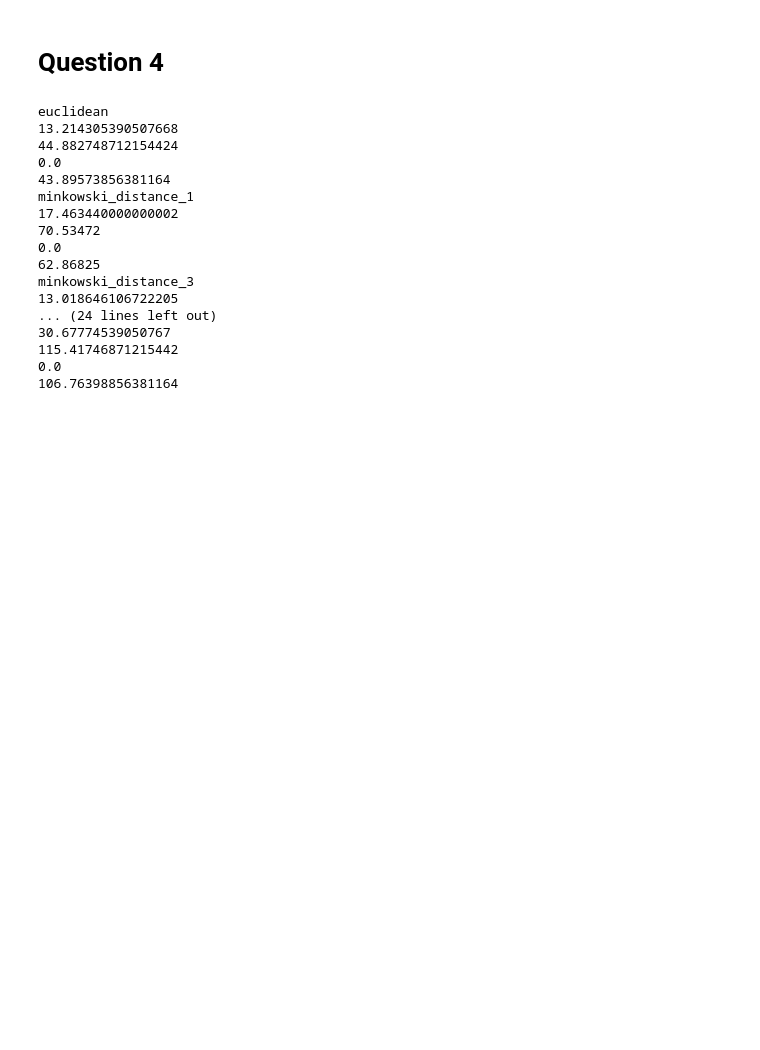
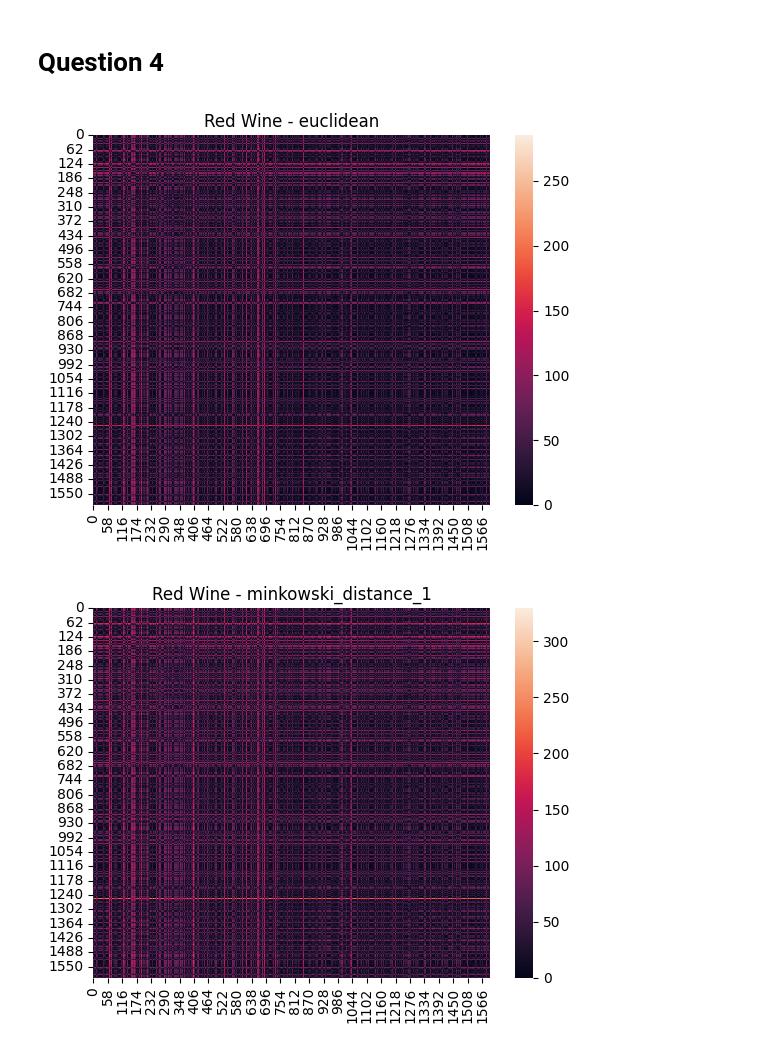
Before and after one commit to Swiftie97/CS653_HA2, a Jupyter notebook: CS653_HW2.ipynb, the cells around one changed output. Drawn from its saved outputs; the diff is of its cells as text; code cells hidden in the pictures; blank space fills up the shorter version.

Commit message:
Q4: Red and white dataset matrices calc'd

```diff
--- a/CS653_HW2.ipynb
+++ b/CS653_HW2.ipynb
@@ -155,65 +155,51 @@ def correlation(rowA, rowB):
 # Euclidean + Minkowski distance where r=1
 def linear_combo(rowA, rowB):
     return euclidean(rowA, rowB) + minkowski_distance_1(rowA, rowB)
 
 def generateMatrix(data, distance_func):
     matrix = squareform(pdist(data, metric=distance_func))
     return matrix
 
 def generateMatricesForDataset(data, distance_func_list):
     global inverse_covariance_matrix
     inverse_covariance_matrix = calc_inv_covariance_matrix(data) # Set global inverse covariance matrix variable
     matrix_list = []
     for distance_func in distance_func_list:
          matrix = generateMatrix(data, distance_func)
          matrix_list.append(matrix)
-         print(distance_func.__name__)
-         print(matrix[69][420])
-         print(matrix[0][1])
-         print(matrix[1598][1598])
-         print(matrix[1500][888])
+    return matrix_list
+
 
 wine_red_sorted_quality = wine_red.sort_values(by='quality')
 wine_white_sorted_quality = wine_white.sort_values(by='quality')
 wine_red_sorted_quality = wine_red_sorted_quality.drop(columns=['quality', 'alcohol']) # Need just first 10
 wine_white_sorted_quality = wine_white_sorted_quality.drop(columns=['quality', 'alcohol']) # Need just first 10
 wine_red_sorted_quality = wine_red_sorted_quality.reset_index(drop=True)
 wine_white_sorted_quality = wine_white_sorted_quality.reset_index(drop=True)
 
+wine_red_sorted_quality
+
 wine_red_sorted_quality.to_csv('wine_red_sorted_quality', index=False)
 wine_white_sorted_quality.to_csv('wine_white_sorted_quality', index=False)
 
-# test_row_A = np.array([6.7,0.58,0.08,1.8,0.097,15.0,65.0,0.9959,3.28,0.54])
-# test_row_B = np.array([5.6,0.915,0.0,2.1,0.041,17.0,78.0,0.99346,3.68,0.73])
-
-# inverse_covariance_matrix = calc_inv_covariance_matrix(wine_red_sorted_quality)
-# print(mahalanobis_distance(test_row_A, test_row_B))
-
-# cov_mat = covariance_matrix(wine_red_sorted_quality)
-# print(cov_mat.shape)
-# print(cov_mat)
-
-
 distance_func_list = [euclidean, minkowski_distance_1, minkowski_distance_3, minkowski_distance_5,
                       mahalanobis_distance, cosine_similarity, correlation, linear_combo]
-# distance_func_list = [mahalanobis_distance]
+# distance_func_list = [euclidean]
+# distance_func_list = [euclidean, minkowski_distance_1]
 
-generateMatricesForDataset(wine_red_sorted_quality, distance_func_list)
+red_wine_matrix_list = generateMatricesForDataset(wine_red_sorted_quality, distance_func_list)
+white_wine_matrix_list = generateMatricesForDataset(wine_white_sorted_quality, distance_func_list)
+
+for matrix_index, red_wine_matrix in enumerate(red_wine_matrix_list):
+    sns.heatmap(red_wine_matrix).set(title='Red Wine - {}'.format(distance_func_list[matrix_index].__name__))
+    plt.show()
+
+for matrix_index, white_wine_matrix in enumerate(white_wine_matrix_list):
+    sns.heatmap(white_wine_matrix).set(title='Red Wine - {}'.format(distance_func_list[matrix_index].__name__))
+    plt.show()
+
+# TODO: Consider changing positioning of x axis on graph
+# TODO: Add labels to x and y axes
 # %% [output]
-euclidean
-13.214305390507668
-44.882748712154424
-0.0
-43.89573856381164
-minkowski_distance_1
-17.463440000000002
-70.53472
-0.0
-62.86825
-minkowski_distance_3
-13.018646106722205
-... (24 lines left out)
-30.67774539050767
-115.41746871215442
-0.0
-106.76398856381164
+[figure, added]
+[figure, added]
```
Also changed, not shown: parts of 1 cell of this notebook.
